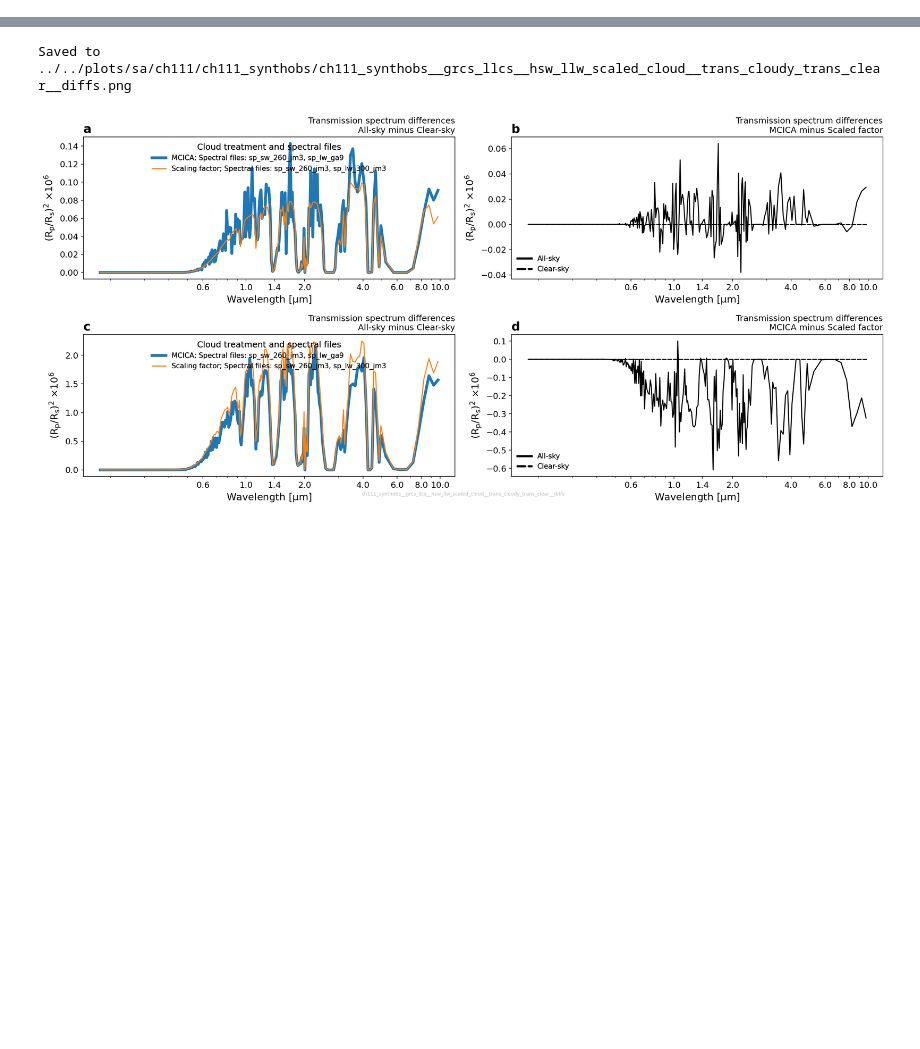
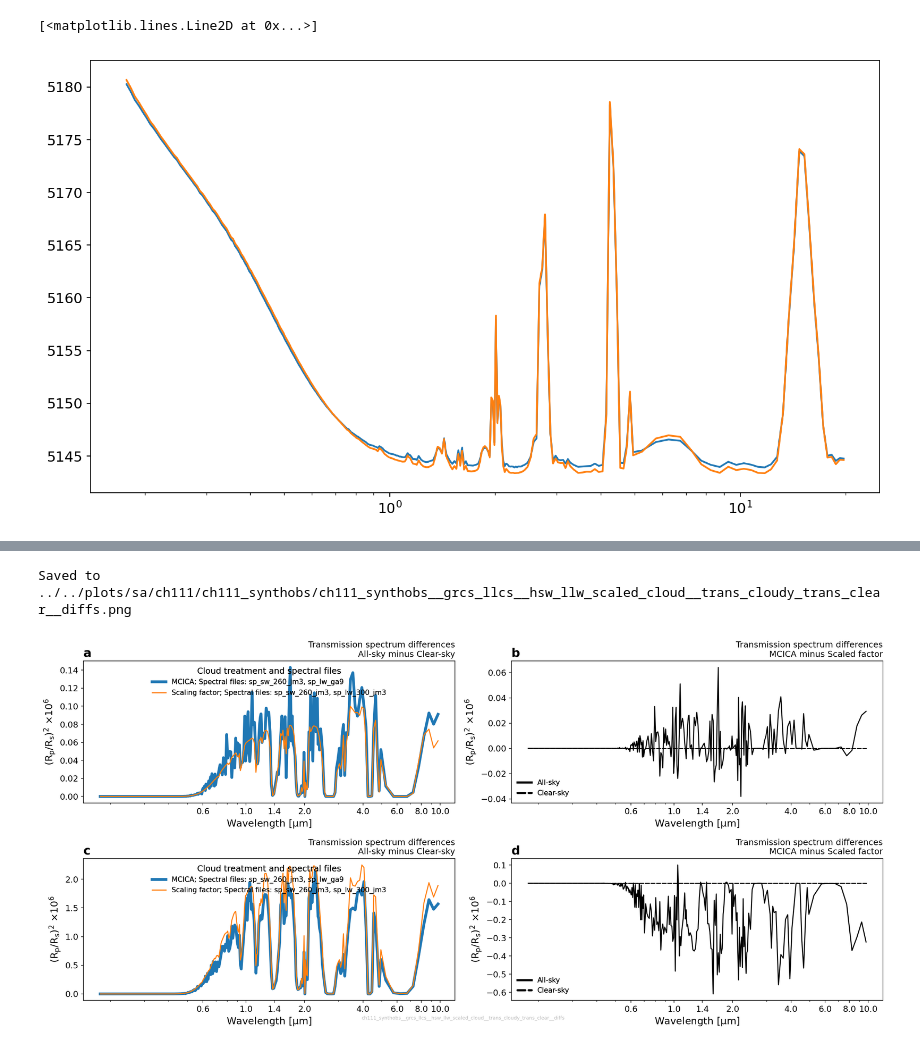
Before and after one commit to dennissergeev/t1e_bistability_code, a Jupyter notebook: code/Transmission-Spectra.ipynb, the cells around one changed output, grey strips where cells are left out. Drawn from its saved outputs; the diff is of its cells as text; code cells hidden in the pictures; blank space fills up the shorter version.

```diff
--- a/code/Transmission-Spectra.ipynb
+++ b/code/Transmission-Spectra.ipynb
@@ -318,0 +313,29 @@ Saved to ../../plots/sa/ch111/ch111_synthobs/ch111_synthobs__grcs_llcs__hsw_llw_
+# %%
+cube = time_mean(vrbl_dict["cube"](runs[sim_label]))
+cube.units = tex2cf_units(vrbl_dict["tex_units"])
+
+cube_east = (
+    calc_transmission_spectrum(
+        cube.extract(hemisphere_east.constraint),
+        the_run.spectral_file_sw,
+        stellar_constant_at_1_au,
+        the_run.const.stellar_radius,
+        planet_top_of_atmosphere,
+        model=the_run.model,
+    )
+    ** 2
+    * 1e6
+)
+
+cube_west = (
+    calc_transmission_spectrum(
+        cube.extract(hemisphere_west.constraint),
+        the_run.spectral_file_sw,
+        stellar_constant_at_1_au,
+        the_run.const.stellar_radius,
+        planet_top_of_atmosphere,
+        model=the_run.model,
+    )
+    ** 2
+    * 1e6
+)
@@ -318,0 +348,8 @@ Saved to ../../plots/sa/ch111/ch111_synthobs/ch111_synthobs__grcs_llcs__hsw_llw_
+# %%
+ax = plt.axes()
+ax.set_xscale("log")
+ax.plot(x, cube_east.data)
+ax.plot(x, cube_west.data)
+# %% [output]
+[<matplotlib.lines.Line2D at 0x...>]
+[figure, added]
```
Also changed, not shown: parts of 33 cells of this notebook, 1 other file.
